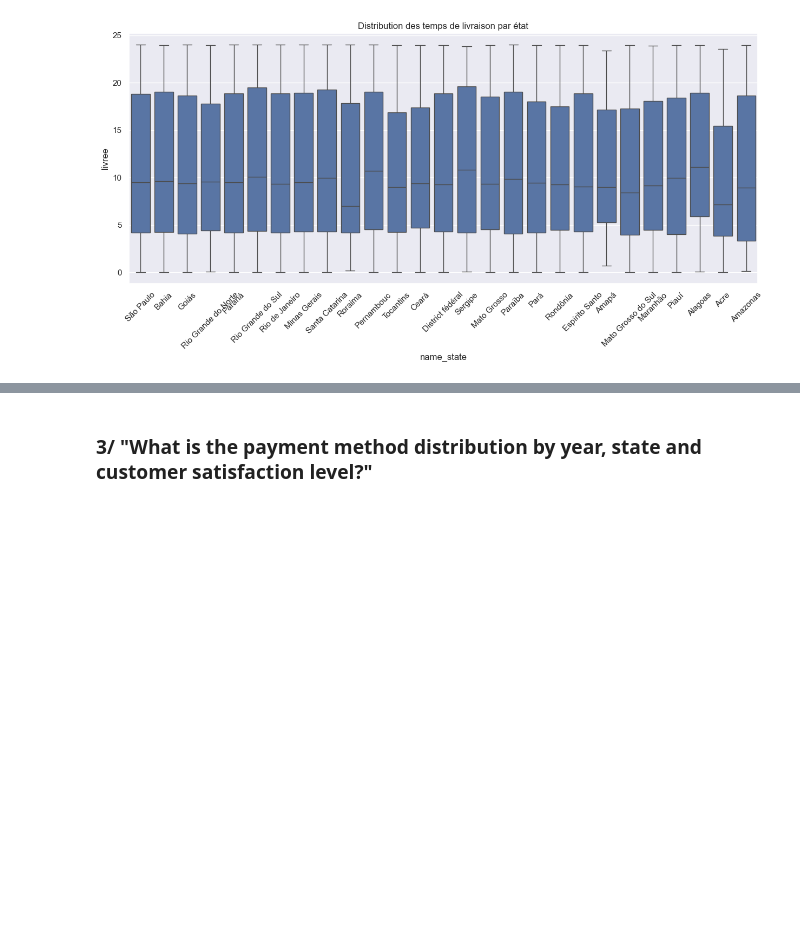
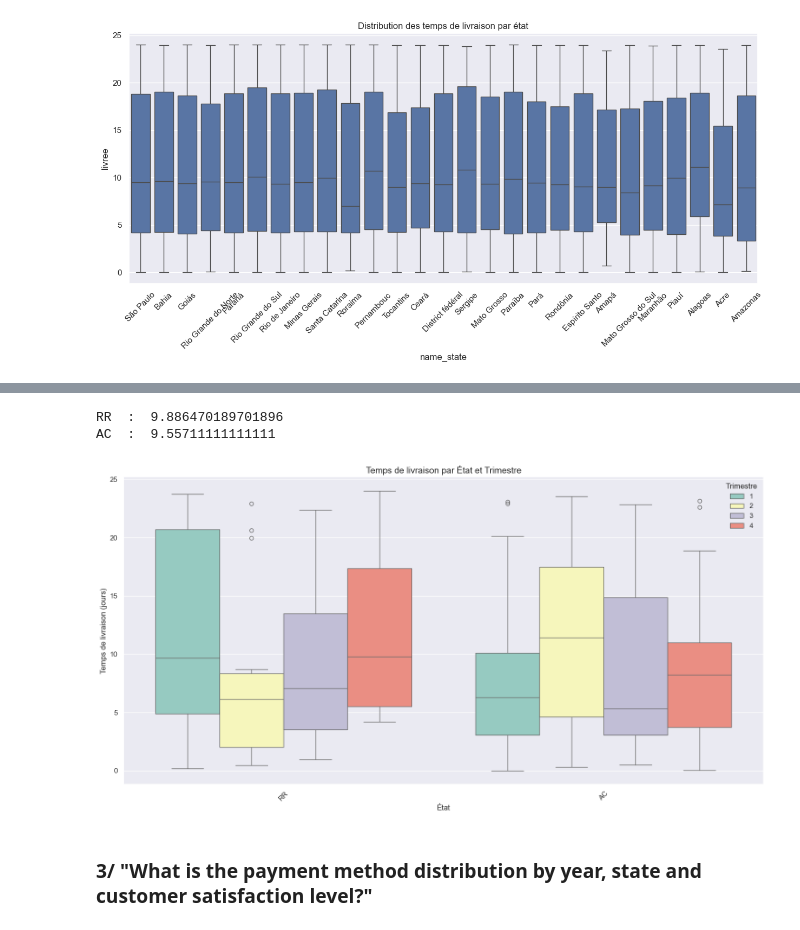
Before and after one commit to Cheliel/big_data, a Jupyter notebook: exam/exam.ipynb, the cells around one changed output, grey strips where cells are left out. Cells and saved outputs as stored; diff of their text form; code cells hidden in the pictures; blank space fills up the shorter version.

```diff
--- a/exam/exam.ipynb
+++ b/exam/exam.ipynb
@@ -210,3 +214,30 @@ plt.show()
+# %%
+
+data = getCountry_by_meanDelivery(country, 10)
+
+plt.figure(figsize=(15, 8))
+
+sns.boxplot(data=data,
+            x='state',
+            y='livree',
+            hue='trimestre',
+            palette='Set3')
+
+plt.title('Temps de livraison par État et Trimestre', fontsize=14)
+plt.xlabel('État', fontsize=12)
+plt.ylabel('Temps de livraison (jours)', fontsize=12)
+plt.xticks(rotation=45)
+
+plt.legend(title='Trimestre')
+
+
+plt.tight_layout()
+
+plt.show()
+# %% [output]
+RR  :  9.886470189701896
+AC  :  9.55711111111111
+[figure, added]
 # %% [markdown]
 ### 3/ "What is the payment method distribution by year, state and customer satisfaction level?"
 # %%
```
Also changed, not shown: parts of 10 cells of this notebook, 17 other files.
